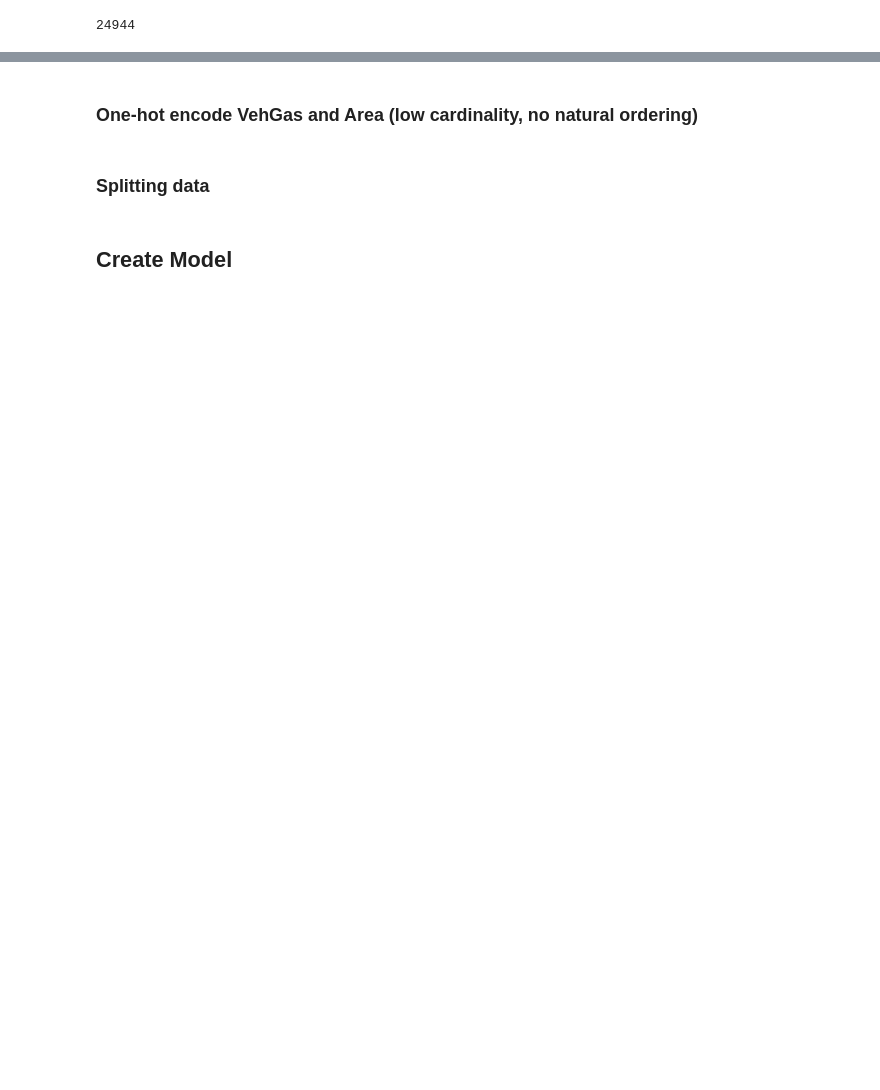
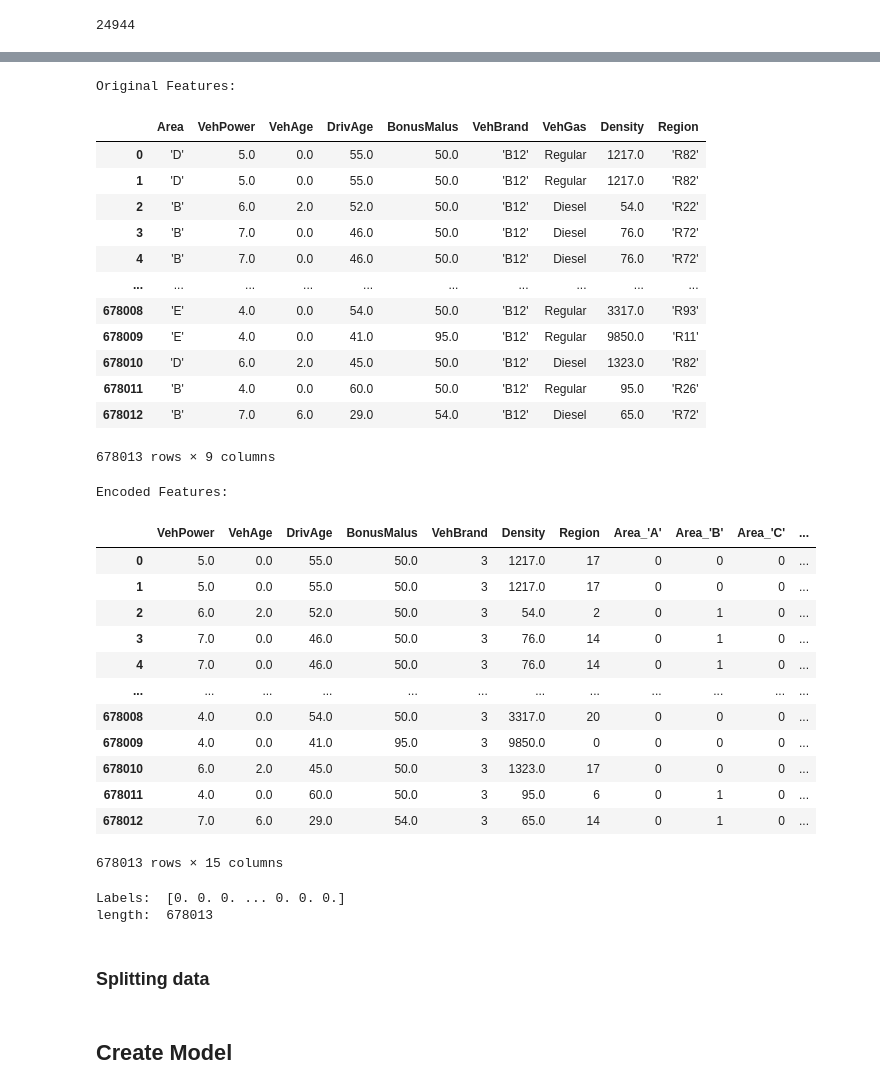
Before and after one commit to lexej/car-insurance, a Jupyter notebook: car-insurance.ipynb, the cells around one changed output, grey strips where cells are left out. Cells and saved outputs as stored; diff of their text form; code cells hidden in the pictures; blank space fills up the shorter version.

```diff
--- a/car-insurance.ipynb
+++ b/car-insurance.ipynb
@@ -120,6 +122,8 @@ df_combined = df_freq.merge(df_sev_sum, on="IDpol", how='left')
 
 df_combined["ClaimAmount"] = df_combined["ClaimAmount"].fillna(value=0.0)
 
+df_combined["ClaimAmount_Per_Year"] = df_combined["ClaimAmount"] / df_combined["Exposure"]
+
 display(df_combined)
 # %% [output]
 |  | IDpol | ClaimNb | Exposure | Area | VehPower | VehAge | DrivAge | BonusMalus | VehBrand | VehGas | ... |
@@ -147,17 +151,17 @@ if len(df_combined) != len(df_freq):
 #   Given ~25,000 Claim-Cases, I choose to keep ~25,000 of the No-Claim cases -> drop ~625,000 No-Claim Cases
 
 # get indices of No-Claim cases
+
+"""
 no_claim_cases_indices = df_combined[df_combined["ClaimAmount"] == 0.0].index
 
 #   Important to put here (cell re-run...)
 np.random.seed(RANDOM_SEED)
 
 indices_for_dropping = np.random.choice(no_claim_cases_indices,
-                                        size=625000,
+                                        size=625000,  # 625000
                                         replace=False)
 
-
-df_combined_reduced = df_combined.drop(index=indices_for_dropping)
-
-display(df_combined_reduced)
+df_combined.drop(index=indices_for_dropping, inplace=True)
+"""
 # %% [output]
@@ -223,5 +173,63 @@ Labels:
-# %% [markdown]
-###  One-hot encode VehGas and Area (low cardinality, no natural ordering)
+# %%
+#   Create features dataset and perform encoding
+
+X = df_combined.drop(
+    columns=["IDpol", "ClaimNb", "Exposure", "ClaimAmount", "ClaimAmount_Per_Year"]).reset_index(drop=True)
+
+# One-hot encode Area and VehGas (low cardinality, no natural ordering)
+
+X_encoded = pd.get_dummies(X, columns=['Area', 'VehGas'], dtype=int)
+
+# Label encode VehBrand and Region
+
+label_encoder = LabelEncoder()
+
+X_encoded["VehBrand"]= label_encoder.fit_transform(X_encoded["VehBrand"])
+X_encoded["Region"]= label_encoder.fit_transform(X_encoded["Region"])
+
+
+print("Original Features:")
+display(X)
+
+print("Encoded Features:")
+display(X_encoded)
+# %% [output]
+Original Features:
+|  | Area | VehPower | VehAge | DrivAge | BonusMalus | VehBrand | VehGas | Density | Region |
+| 0 | 'D' | 5.0 | 0.0 | 55.0 | 50.0 | 'B12' | Regular | 1217.0 | 'R82' |
+| 1 | 'D' | 5.0 | 0.0 | 55.0 | 50.0 | 'B12' | Regular | 1217.0 | 'R82' |
+| 2 | 'B' | 6.0 | 2.0 | 52.0 | 50.0 | 'B12' | Diesel | 54.0 | 'R22' |
+| 3 | 'B' | 7.0 | 0.0 | 46.0 | 50.0 | 'B12' | Diesel | 76.0 | 'R72' |
+| 4 | 'B' | 7.0 | 0.0 | 46.0 | 50.0 | 'B12' | Diesel | 76.0 | 'R72' |
+| ... | ... | ... | ... | ... | ... | ... | ... | ... | ... |
+| 678008 | 'E' | 4.0 | 0.0 | 54.0 | 50.0 | 'B12' | Regular | 3317.0 | 'R93' |
+| 678009 | 'E' | 4.0 | 0.0 | 41.0 | 95.0 | 'B12' | Regular | 9850.0 | 'R11' |
+| 678010 | 'D' | 6.0 | 2.0 | 45.0 | 50.0 | 'B12' | Diesel | 1323.0 | 'R82' |
+| 678011 | 'B' | 4.0 | 0.0 | 60.0 | 50.0 | 'B12' | Regular | 95.0 | 'R26' |
+| 678012 | 'B' | 7.0 | 6.0 | 29.0 | 54.0 | 'B12' | Diesel | 65.0 | 'R72' |
+678013 rows × 9 columns
+Encoded Features:
+|  | VehPower | VehAge | DrivAge | BonusMalus | VehBrand | Density | Region | Area_'A' | Area_'B' | Area_'C' | ... |
+| 0 | 5.0 | 0.0 | 55.0 | 50.0 | 3 | 1217.0 | 17 | 0 | 0 | 0 | ... |
+| 1 | 5.0 | 0.0 | 55.0 | 50.0 | 3 | 1217.0 | 17 | 0 | 0 | 0 | ... |
+| 2 | 6.0 | 2.0 | 52.0 | 50.0 | 3 | 54.0 | 2 | 0 | 1 | 0 | ... |
+| 3 | 7.0 | 0.0 | 46.0 | 50.0 | 3 | 76.0 | 14 | 0 | 1 | 0 | ... |
+| 4 | 7.0 | 0.0 | 46.0 | 50.0 | 3 | 76.0 | 14 | 0 | 1 | 0 | ... |
+| ... | ... | ... | ... | ... | ... | ... | ... | ... | ... | ... | ... |
+| 678008 | 4.0 | 0.0 | 54.0 | 50.0 | 3 | 3317.0 | 20 | 0 | 0 | 0 | ... |
+| 678009 | 4.0 | 0.0 | 41.0 | 95.0 | 3 | 9850.0 | 0 | 0 | 0 | 0 | ... |
+| 678010 | 6.0 | 2.0 | 45.0 | 50.0 | 3 | 1323.0 | 17 | 0 | 0 | 0 | ... |
+| 678011 | 4.0 | 0.0 | 60.0 | 50.0 | 3 | 95.0 | 6 | 0 | 1 | 0 | ... |
+| 678012 | 7.0 | 6.0 | 29.0 | 54.0 | 3 | 65.0 | 14 | 0 | 1 | 0 | ... |
+678013 rows × 15 columns
+# %%
+y = np.array(df_combined["ClaimAmount_Per_Year"])
+
+print("Labels: ", y)
+print("length: ", len(y))
+# %% [output]
+Labels:  [0. 0. 0. ... 0. 0. 0.]
+length:  678013
 # %% [markdown]
 ### Splitting data
 # %%
```
Also changed, not shown: parts of 10 cells of this notebook.
